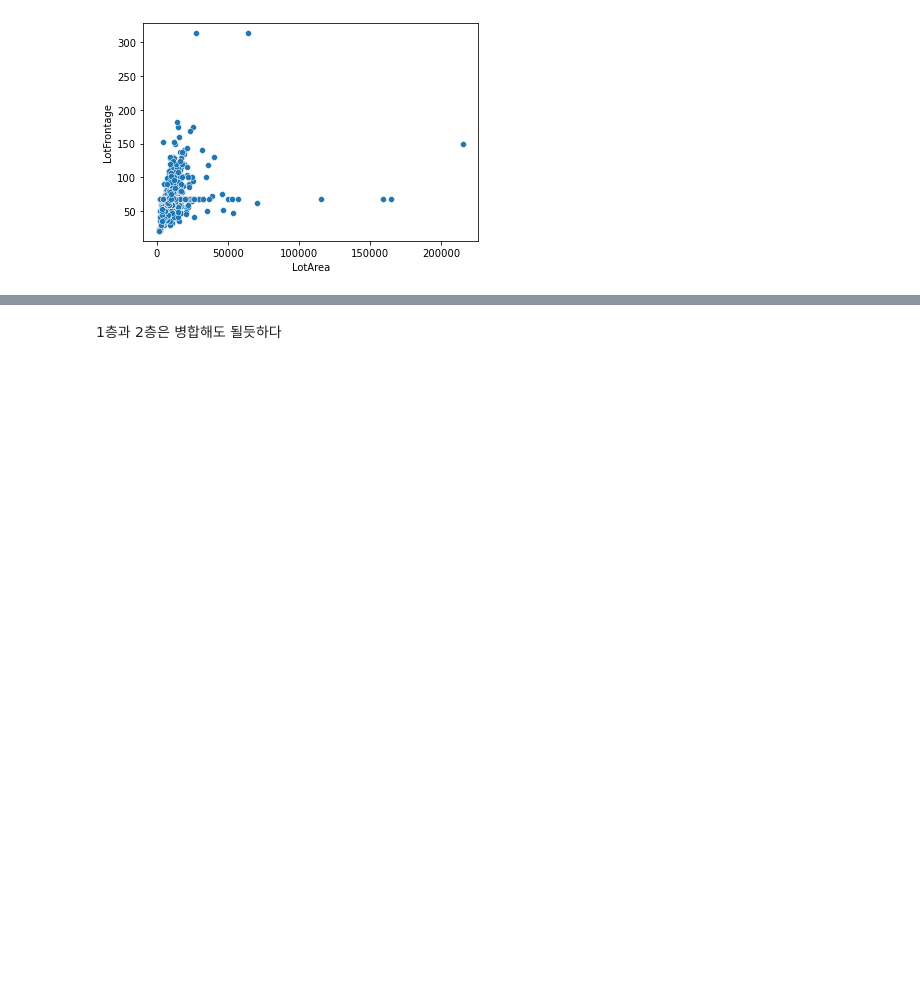
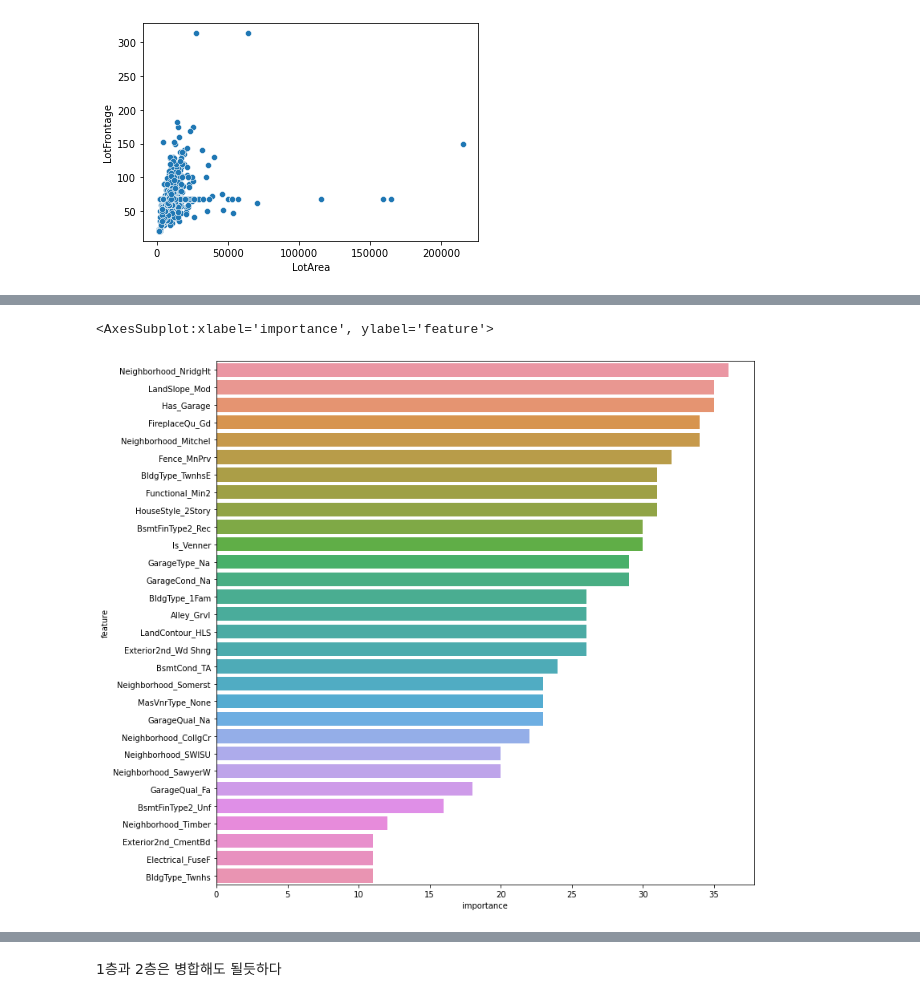
Before and after one commit to lcy8417/Kaggle_Boston_Home_Price, a Jupyter notebook: boston_project.ipynb, the cells around one changed output, grey strips where cells are left out. Saved outputs shown, nothing was run; the diff lists cells and outputs as text; code cells hidden in the pictures; blank space fills up the shorter version.

```diff
--- a/boston_project.ipynb
+++ b/boston_project.ipynb
@@ -360,0 +593,3 @@ print(round(np.sqrt(-cross_val_score(ridge, train_copy, target, cv = 10, n_jobs
+# %%
+print('lgb_model')
+lgb_model = lightgbm.fit(np.array(train_copy), np.array(target))
@@ -360,0 +598,2 @@ print(round(np.sqrt(-cross_val_score(ridge, train_copy, target, cv = 10, n_jobs
+# %%
+feat_imp = pd.DataFrame({'feature': train_copy.columns, 'importance': lgb_model.feature_importances_}).sort_values('importance', ascending = False)
@@ -360,0 +620,6 @@ print(round(np.sqrt(-cross_val_score(ridge, train_copy, target, cv = 10, n_jobs
+# %%
+plt.figure(figsize = (12, 12))
+sns.barplot(data = feat_imp[120:150], x = 'importance', y = 'feature')
+# %% [output]
+<AxesSubplot:xlabel='importance', ylabel='feature'>
+[figure, added]
```
Also changed, not shown: parts of 134 cells of this notebook.
